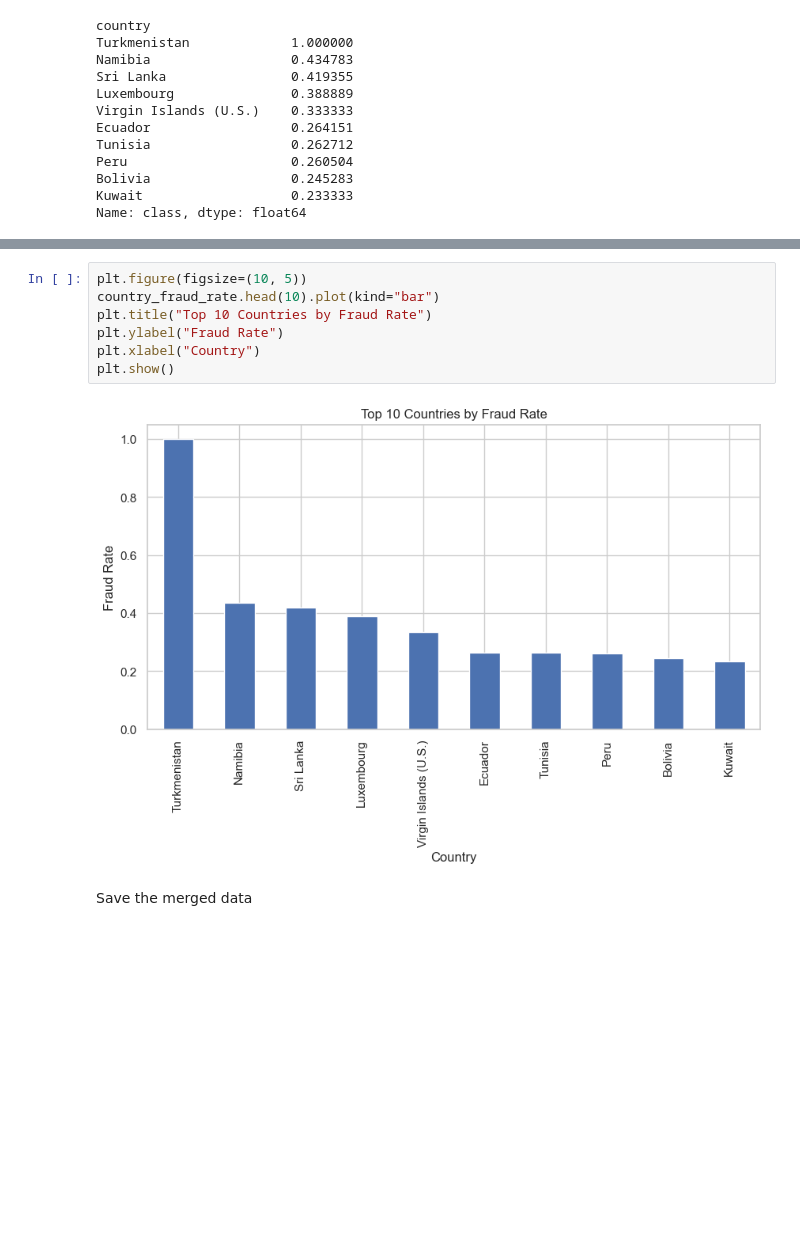
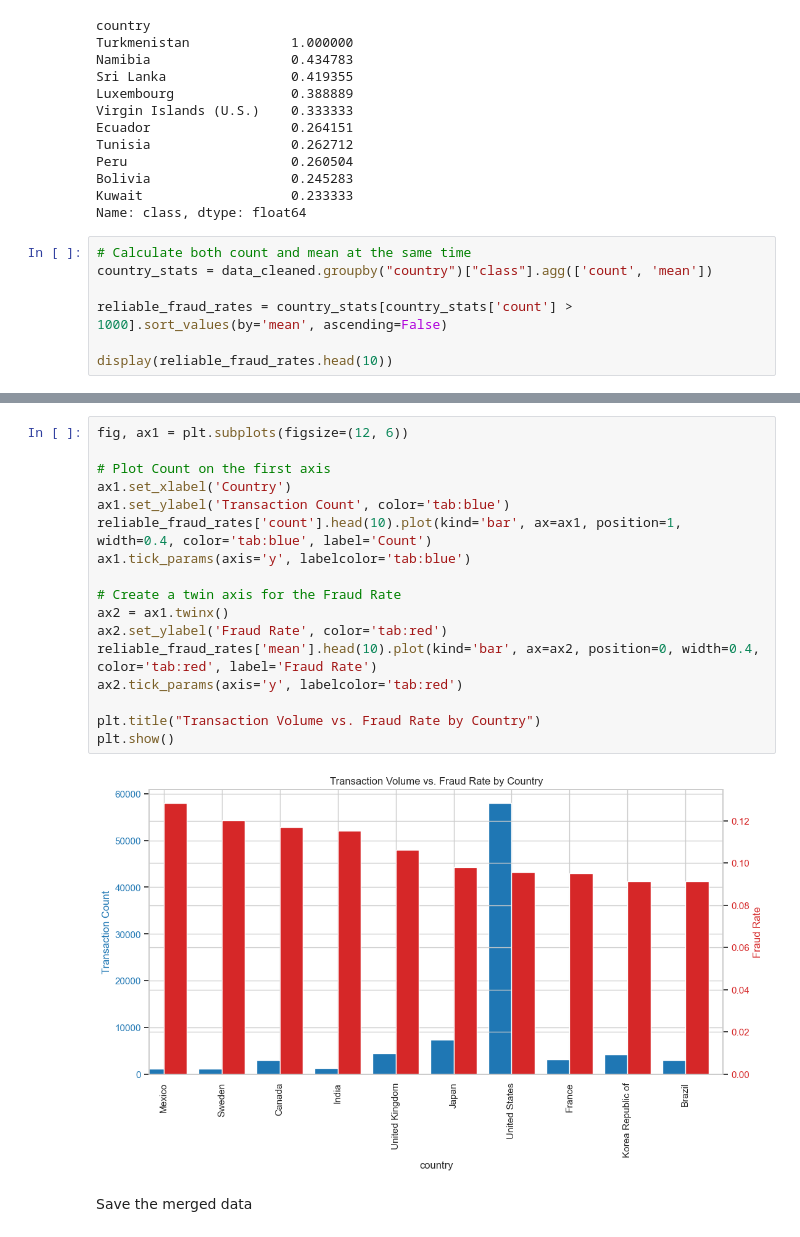
Before and after one commit to selamasnake/fraud-detection, a Jupyter notebook: notebooks/eda_fraud_data.ipynb, the cells around one changed output, grey strips where cells are left out. Cells and saved outputs as stored; diff of their text form; blank space fills up the shorter version.

Commit message:
fix: fraud by country eda

```diff
--- a/notebooks/eda_fraud_data.ipynb
+++ b/notebooks/eda_fraud_data.ipynb
@@ -282,3 +282,10 @@ Peru                     0.260504
 Bolivia                  0.245283
 Kuwait                   0.233333
 Name: class, dtype: float64
+# %%
+# Calculate both count and mean at the same time
+country_stats = data_cleaned.groupby("country")["class"].agg(['count', 'mean'])
+
+reliable_fraud_rates = country_stats[country_stats['count'] > 1000].sort_values(by='mean', ascending=False)
+
+display(reliable_fraud_rates.head(10))
@@ -285,12 +305,22 @@ Name: class, dtype: float64
 # %%
-plt.figure(figsize=(10, 5))
-country_fraud_rate.head(10).plot(kind="bar")
-plt.title("Top 10 Countries by Fraud Rate")
-plt.ylabel("Fraud Rate")
-plt.xlabel("Country")
+fig, ax1 = plt.subplots(figsize=(12, 6))
+
+# Plot Count on the first axis
+ax1.set_xlabel('Country')
+ax1.set_ylabel('Transaction Count', color='tab:blue')
+reliable_fraud_rates['count'].head(10).plot(kind='bar', ax=ax1, position=1, width=0.4, color='tab:blue', label='Count')
+ax1.tick_params(axis='y', labelcolor='tab:blue')
+
+# Create a twin axis for the Fraud Rate
+ax2 = ax1.twinx()
+ax2.set_ylabel('Fraud Rate', color='tab:red')
+reliable_fraud_rates['mean'].head(10).plot(kind='bar', ax=ax2, position=0, width=0.4, color='tab:red', label='Fraud Rate')
+ax2.tick_params(axis='y', labelcolor='tab:red')
+
+plt.title("Transaction Volume vs. Fraud Rate by Country")
 plt.show()
 # %% [output]
-[figure, old version]
+[figure, new version]
 # %% [markdown]
 Save the merged data
 # %%
```
Also changed, not shown: parts of 4 cells of this notebook, 2 other files.
